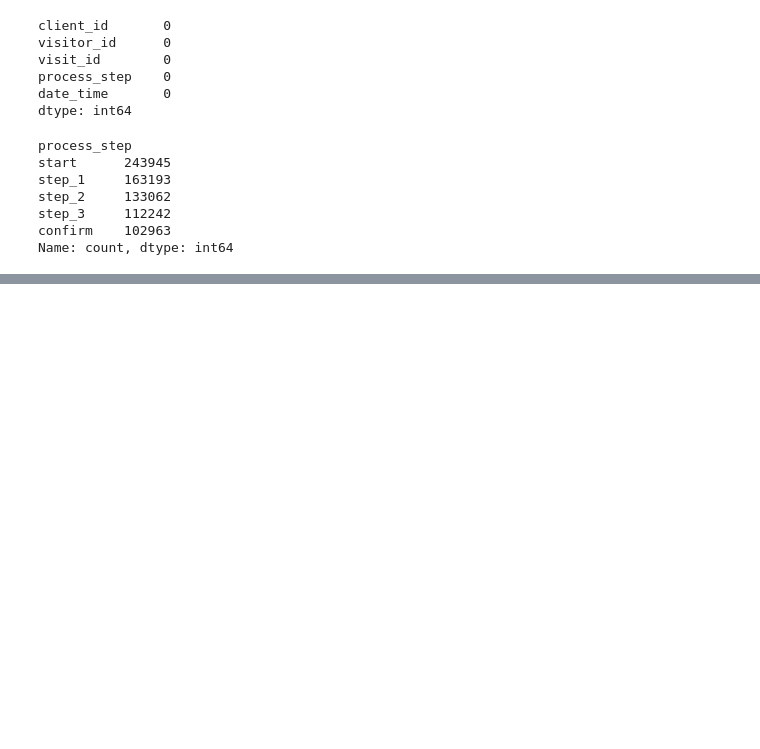
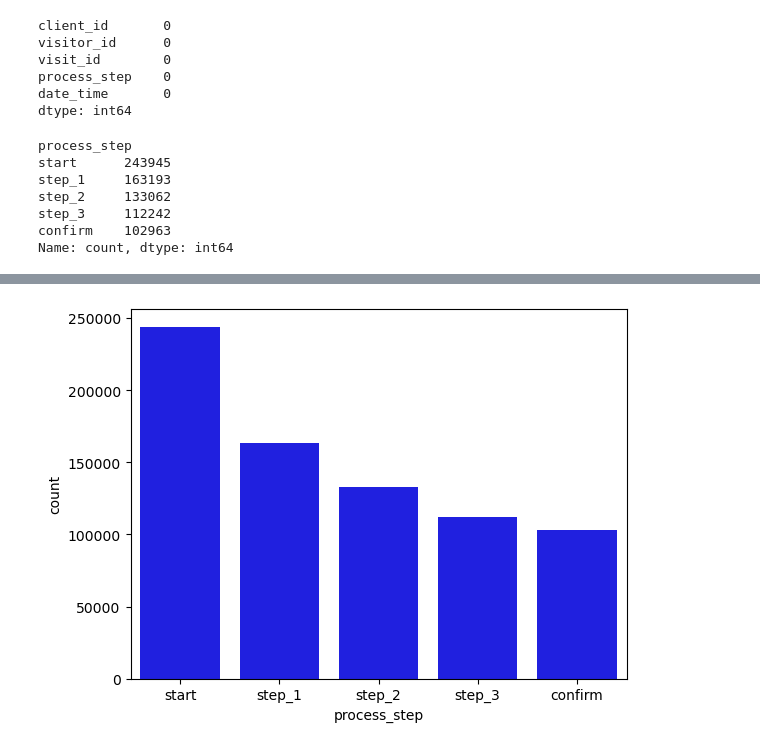
Before and after one commit to Osanchezr/Vanguard-AB-test, a Jupyter notebook: main_oscar.ipynb, the cells around one changed output, grey strips where cells are left out. Cells and saved outputs as stored; diff of their text form; code cells hidden in the pictures; blank space fills up the shorter version.

```diff
--- a/main_oscar.ipynb
+++ b/main_oscar.ipynb
@@ -338,0 +284,6 @@ Name: count, Length: 158095, dtype: int64
+# %%
+order = merged_df['process_step'].value_counts().index
+sns.countplot(data=merged_df, x='process_step', color = "blue", legend=False, order=order)
+plt.show()
+# %% [output]
+[figure, added]
```
Also changed, not shown: parts of 21 cells of this notebook, 4 other files.
